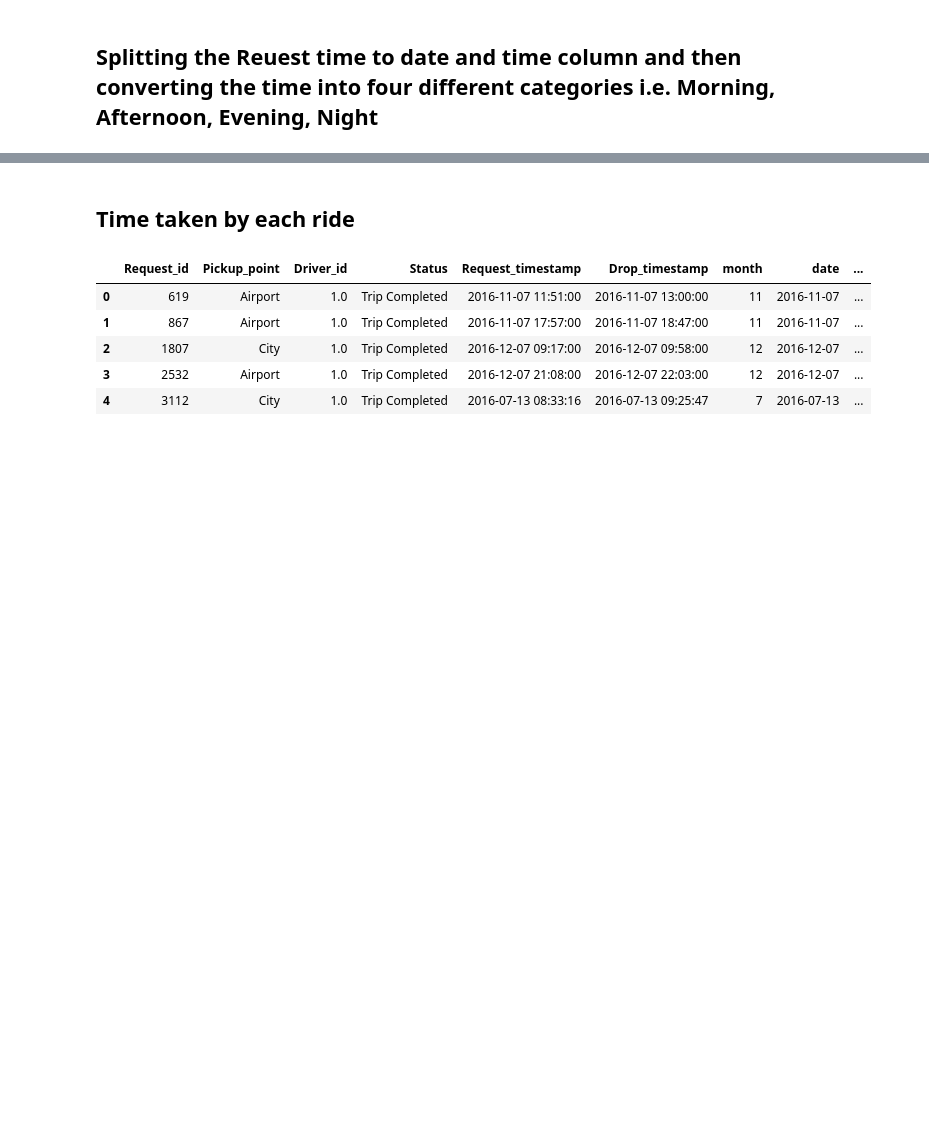
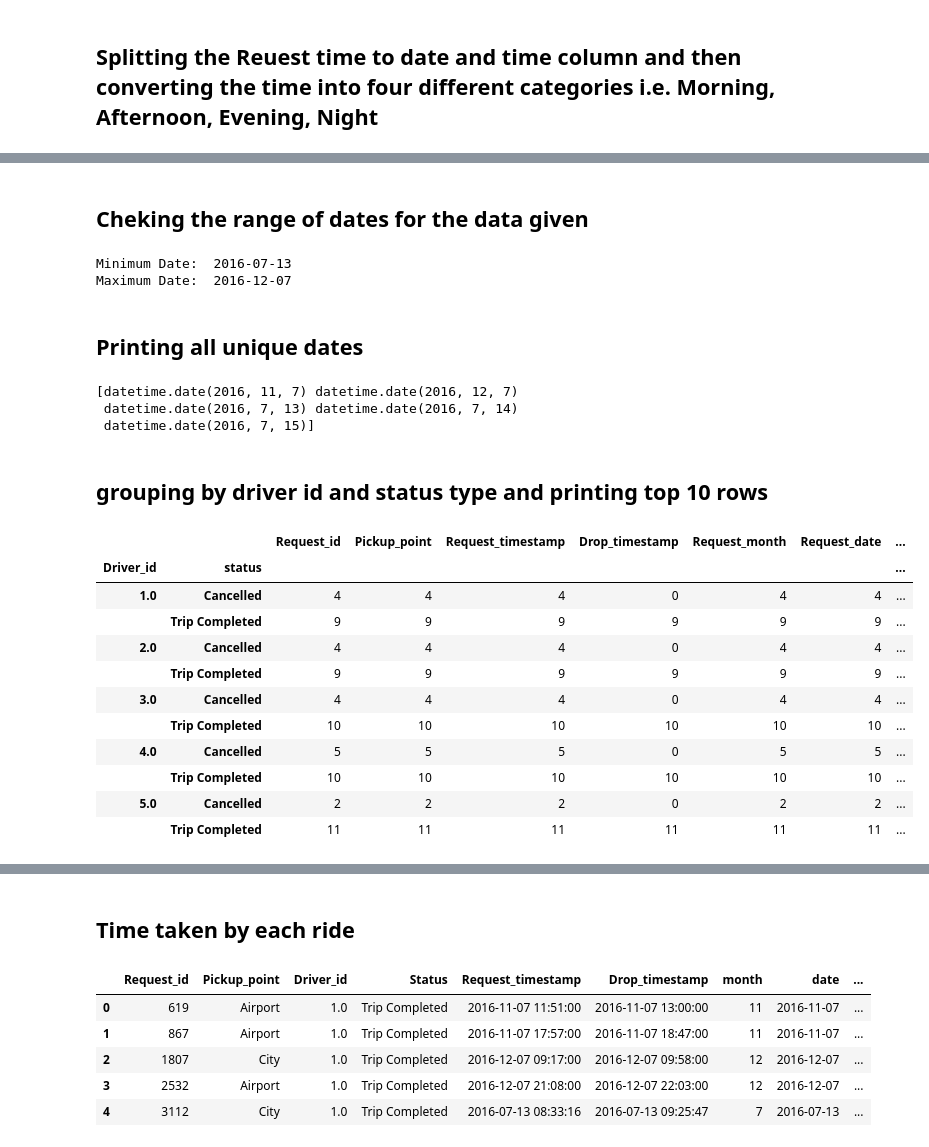
Before and after one commit to hendrybones/Uber_Request_Analysis, a Jupyter notebook: Uber _request_Analysis with python.ipynb, the cells around one changed output, grey strips where cells are left out. Saved outputs shown, nothing was run; the diff lists cells and outputs as text; code cells hidden in the pictures; blank space fills up the shorter version.

```diff
--- a/Uber _request_Analysis with python.ipynb
+++ b/Uber _request_Analysis with python.ipynb
@@ -192,0 +192,34 @@ Name: Status, dtype: float64
+# %% [markdown]
+## Cheking the range of dates for the data given
+# %%
+print("Minimum Date: ", min(newData['Request_date']))
+print("Maximum Date: ", max(newData['Request_date']))
+# %% [output]
+Minimum Date:  2016-07-13
+Maximum Date:  2016-12-07
+# %% [markdown]
+## Printing all unique dates
+# %%
+print(newData['Request_date'].unique())
+# %% [output]
+[datetime.date(2016, 11, 7) datetime.date(2016, 12, 7)
+ datetime.date(2016, 7, 13) datetime.date(2016, 7, 14)
+ datetime.date(2016, 7, 15)]
+# %% [markdown]
+##  grouping by driver id and status type and printing top 10 rows
+# %%
+newData_groupby_status_and_driverId = newData.groupby(["Driver_id","status"]).count()
+newData_groupby_status_and_driverId.head(10)
+# %% [output]
+|  |  | Request_id | Pickup_point | Request_timestamp | Drop_timestamp | Request_month | Request_date | ... |
+| Driver_id | status |  |  |  |  |  |  | ... |
+| 1.0 | Cancelled | 4 | 4 | 4 | 0 | 4 | 4 | ... |
+|  | Trip Completed | 9 | 9 | 9 | 9 | 9 | 9 | ... |
+| 2.0 | Cancelled | 4 | 4 | 4 | 0 | 4 | 4 | ... |
+|  | Trip Completed | 9 | 9 | 9 | 9 | 9 | 9 | ... |
+| 3.0 | Cancelled | 4 | 4 | 4 | 0 | 4 | 4 | ... |
+|  | Trip Completed | 10 | 10 | 10 | 10 | 10 | 10 | ... |
+| 4.0 | Cancelled | 5 | 5 | 5 | 0 | 5 | 5 | ... |
+|  | Trip Completed | 10 | 10 | 10 | 10 | 10 | 10 | ... |
+| 5.0 | Cancelled | 2 | 2 | 2 | 0 | 2 | 2 | ... |
+|  | Trip Completed | 11 | 11 | 11 | 11 | 11 | 11 | ... |
```
Also changed, not shown: parts of 35 cells of this notebook.
